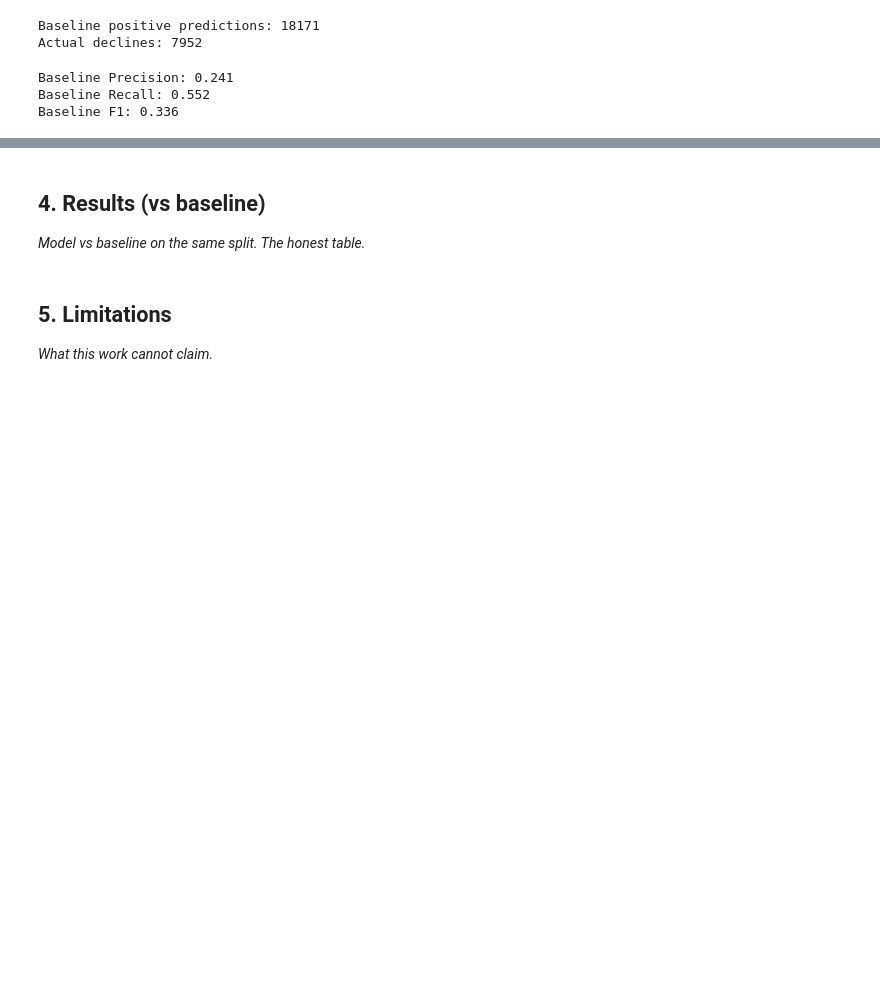
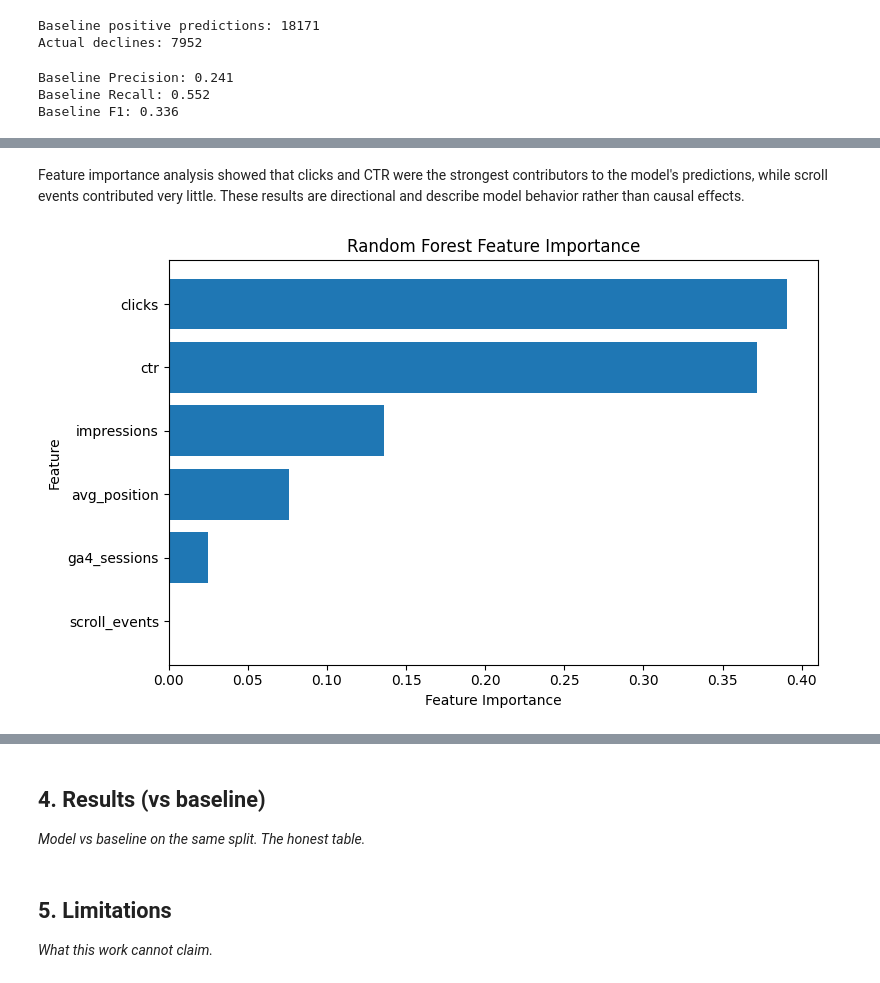
Before and after one commit to ShardhaBatra/flyrank-ml-internship, a Jupyter notebook: work/notebooks/capstone.ipynb, the cells around one changed output, grey strips where cells are left out. Cells and saved outputs as stored; diff of their text form; code cells hidden in the pictures; blank space fills up the shorter version.

Commit message:
feat: build capstone baseline model and evaluation

```diff
--- a/work/notebooks/capstone.ipynb
+++ b/work/notebooks/capstone.ipynb
@@ -492,0 +519,10 @@ Baseline F1: 0.336
+# %%
+importance = pd.DataFrame({
+    "feature": X.columns,
+    "importance": model.feature_importances_
+}).sort_values(
+    "importance",
+    ascending=False
+)
+
+print(importance)
@@ -492,0 +537,28 @@ Baseline F1: 0.336
+# %% [markdown]
+Feature importance analysis showed that clicks and CTR were the strongest contributors to the model's predictions, while scroll events contributed very little. These results are directional and describe model behavior rather than causal effects.
+# %%
+import matplotlib.pyplot as plt
+
+plt.figure(figsize=(8, 5))
+
+plt.barh(
+    importance["feature"],
+    importance["importance"]
+)
+
+plt.xlabel("Feature Importance")
+plt.ylabel("Feature")
+plt.title("Random Forest Feature Importance")
+
+plt.gca().invert_yaxis()
+plt.tight_layout()
+
+plt.savefig(
+    "feature_importance.png",
+    dpi=150,
+    bbox_inches="tight"
+)
+
+plt.show()
+# %% [output]
+[figure, added]
```
Also changed, not shown: parts of 13 cells of this notebook.
